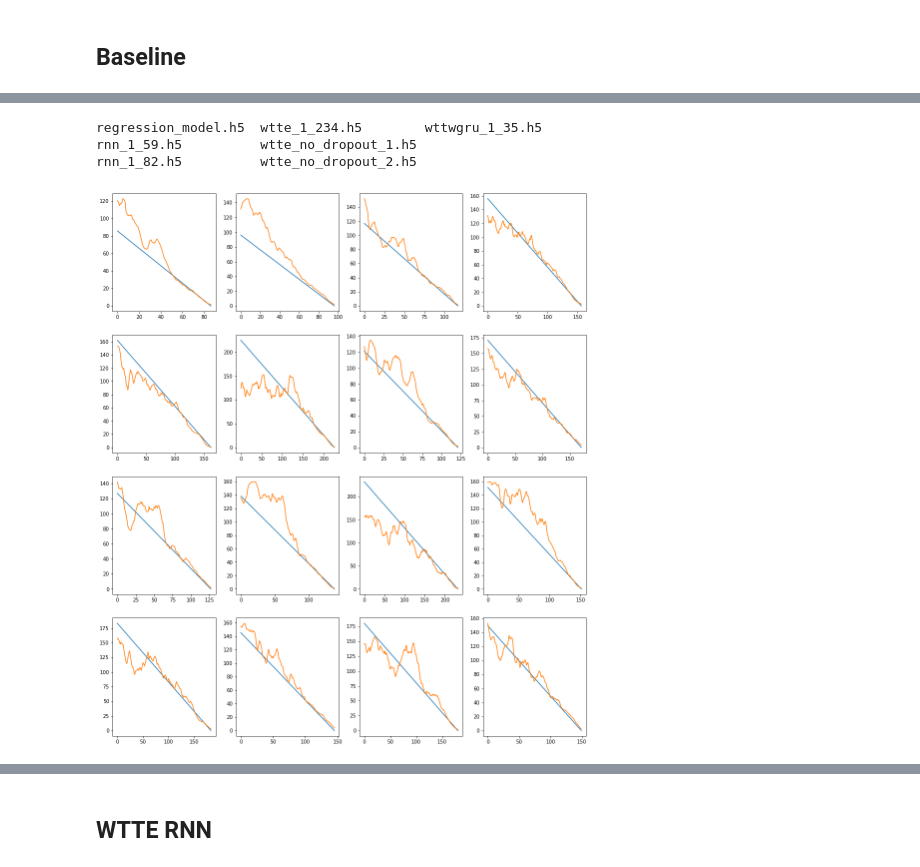
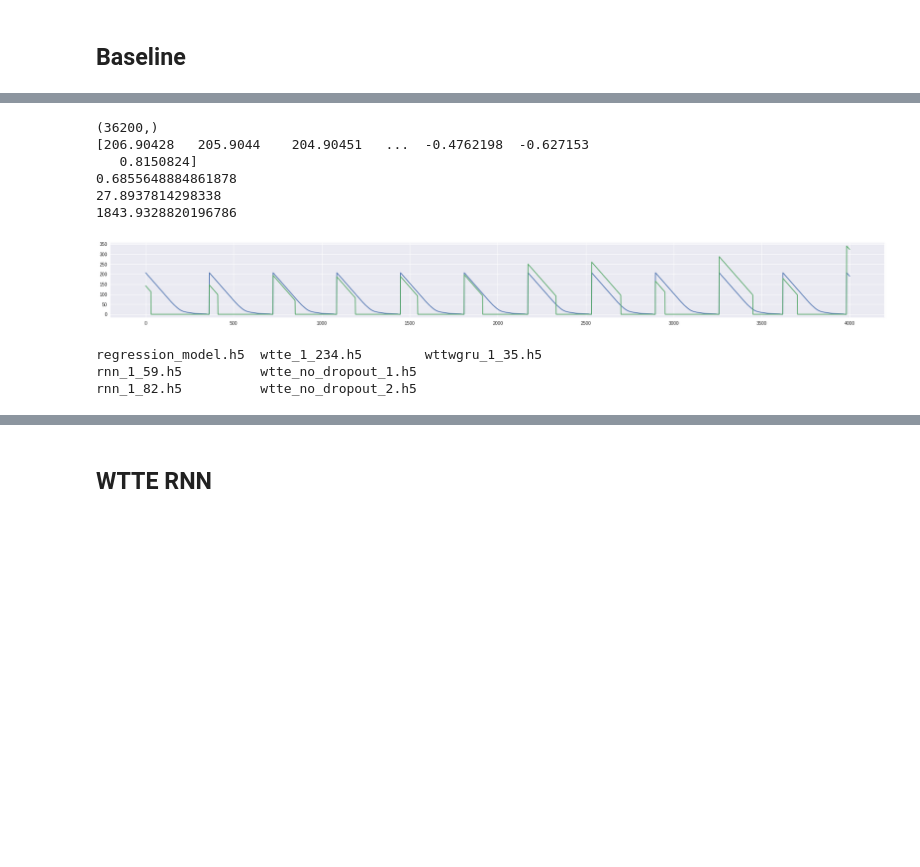
Before and after one commit to Manelmc/rnn-time-to-event, a Jupyter notebook: Turbofan Engine/predictive-maintenance-turbofan-engine.ipynb, the cells around one changed output, grey strips where cells are left out. Cells and saved outputs as stored; diff of their text form; code cells hidden in the pictures; blank space fills up the shorter version.

```diff
--- a/Turbofan Engine/predictive-maintenance-turbofan-engine.ipynb
+++ b/Turbofan Engine/predictive-maintenance-turbofan-engine.ipynb
@@ -248,3 +308,29 @@ KeyboardInterrupt:
+# %%
+%matplotlib inline
+# To validate we remove the right padding
+l = test_Y.flatten()
+y_pred = model.predict(test_X).flatten()
+print l.shape
+#y_true = np.ma.compressed(np.ma.masked_where(l==0, l))
+y_true = l
+#y_pred = np.ma.compressed(np.ma.masked_where(l==0, y_pred))
+print y_pred
+print r2_score(y_true, y_pred)
+print mean_absolute_error(y_true, y_pred)
+print mean_squared_error(y_true, y_pred)
+fig = plt.figure()
+fig.add_subplot(1,1,1)
+plt.plot(y_pred[0:4000])
+plt.plot(y_true[0:4000])
+fig.set_size_inches(30,3)
+# %% [output]
+(36200,)
+[206.90428   205.9044    204.90451   ...  -0.4762198  -0.627153
+   0.8150824]
+0.6855648884861878
+27.8937814298338
+1843.9328820196786
+[figure, added]
 # %%
 !ls Models
 # %% [output]
@@ -255,24 +341,3 @@ rnn_1_82.h5          wtte_no_dropout_2.h5
 from keras.models import load_model
 #model = load_model("Models/regression_model.h5")
 model = load_model("Models/rnn_rec_dropout_57.h5")
-# %%
-%matplotlib inline
-import random
-
-fig = plt.figure()
-sample_size=16
-lot_sample = random.sample(list(enumerate(label_gen)), sample_size)
-
-n_cols=4
-i = 1
-for id,lot in lot_sample:
-    ax = fig.add_subplot(sample_size/n_cols,n_cols,i)
-    plt.plot(lot)
-    plt.plot(model.predict(np.array(seq_gen[id])))
-    i += 1
-
-plt.gcf().set_size_inches((17,5*sample_size/n_cols))
-# plt.grid(True)
-plt.show()
-# %% [output]
-[figure, removed]
```
Also changed, not shown: parts of 15 cells of this notebook.
